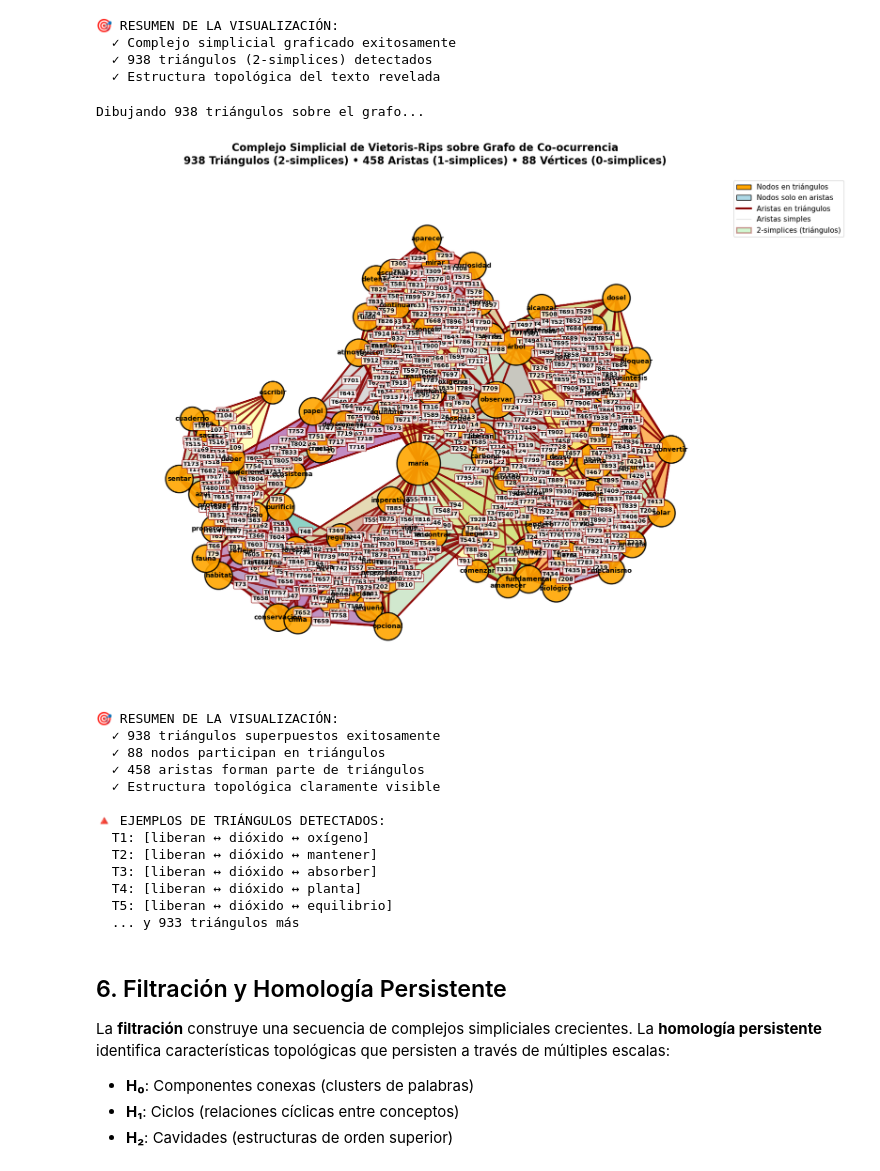
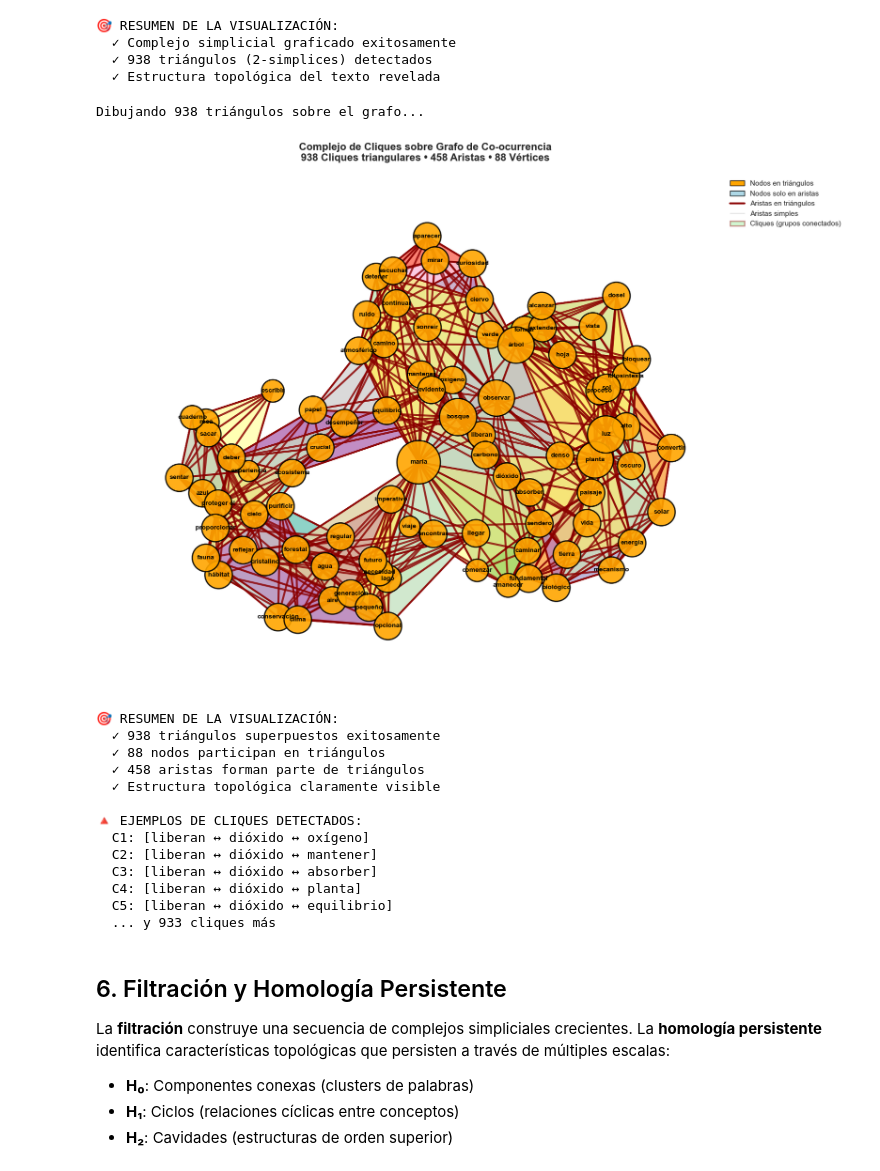
Before and after one commit to cero1979/Repositorio, a Jupyter notebook: ATD_Analisis_Texto.ipynb, the cells around one changed output. Cells and saved outputs as stored; diff of their text form; code cells hidden in the pictures.

```diff
--- a/ATD_Analisis_Texto.ipynb
+++ b/ATD_Analisis_Texto.ipynb
@@ -412,0 +344,16 @@ Simplices por dimensión:
+# %%
+# Crear mapeo de nodos para el complejo simplicial
+def crear_mapeo_nodos(G, vocab):
+    """Crea mapeo entre nombres de nodos y índices para GUDHI"""
+    # GUDHI requiere nodos como enteros consecutivos desde 0
+    nodo_a_indice = {nodo: idx for idx, nodo in enumerate(G.nodes())}
+    indice_a_nodo = {idx: nodo for nodo, idx in nodo_a_indice.items()}
+
+    return nodo_a_indice, indice_a_nodo
+
+nodo_a_indice, indice_a_nodo = crear_mapeo_nodos(G, vocab)
+
+print("Mapeo de nodos:")
+print(f"  Nodos en el grafo: {G.number_of_nodes()}")
+print(f"  Nodos mapeados: {len(nodo_a_indice)}")
+print(f"  Primeros 5 mapeos: {list(nodo_a_indice.items())[:5]}")
@@ -625,15 +660,7 @@ def visualizar_complejo_sobre_grafo(simplex_tree, G, vocab):
                 ax.add_patch(triangle)
                 triangulos_exitosos.append(nodos_triangulo)
 
-                # Agregar etiqueta del triángulo en el centro
-                centro = triangle_coords.mean(axis=0)
-                ax.annotate(f'T{i+1}', centro,
-                           fontsize=9, fontweight='bold',
-                           ha='center', va='center',
-                           bbox=dict(boxstyle='round,pad=0.2',
-                                   facecolor='white',
-                                   edgecolor='darkred',
-                                   alpha=0.8))
+                # Etiquetas de cliques removidas para mejor visualización
 
         except (IndexError, KeyError) as e:
             continue
@@ -703,10 +730,10 @@ def visualizar_complejo_sobre_grafo(simplex_tree, G, vocab):
                            ax=ax)
 
     # 5. INFORMACIÓN Y LEYENDA
-    ax.set_title(f'Complejo Simplicial de Vietoris-Rips sobre Grafo de Co-ocurrencia\n'
-                f'{len(triangulos_exitosos)} Triángulos (2-simplices) • '
-                f'{G.number_of_edges()} Aristas (1-simplices) • '
-                f'{G.number_of_nodes()} Vértices (0-simplices)',
+    ax.set_title(f'Complejo de Cliques sobre Grafo de Co-ocurrencia\n'
+                f'{len(triangulos_exitosos)} Cliques triangulares • '
+                f'{G.number_of_edges()} Aristas • '
+                f'{G.number_of_nodes()} Vértices',
                 fontsize=16, fontweight='bold', pad=20)
 
     # Leyenda
@@ -717,55 +744,55 @@ def visualizar_complejo_sobre_grafo(simplex_tree, G, vocab):
         plt.Line2D([0], [0], color='darkred', linewidth=3, label='Aristas en triángulos'),
         plt.Line2D([0], [0], color='gray', linewidth=1, alpha=0.3, label='Aristas simples'),
         Patch(facecolor='lightgreen', alpha=0.4, edgecolor='darkred',
-              linewidth=2, label='2-simplices (triángulos)')
+              linewidth=2, label='Cliques (grupos conectados)')
     ]
 
     ax.legend(handles=legend_elements, loc='upper right',
               bbox_to_anchor=(1.15, 1), fontsize=11)
 
     ax.axis('off')
 
     # Ajustar límites para mejor visualización
     ax.margins(0.1)
 
     plt.tight_layout()
     plt.show()
 
     # Resumen de la visualización
     print(f"\n🎯 RESUMEN DE LA VISUALIZACIÓN:")
     print(f"  ✓ {len(triangulos_exitosos)} triángulos superpuestos exitosamente")
     print(f"  ✓ {len(nodos_en_triangulos)} nodos participan en triángulos")
     print(f"  ✓ {len(aristas_en_triangulos)} aristas forman parte de triángulos")
     print(f"  ✓ Estructura topológica claramente visible")
 
     # Mostrar algunos ejemplos de triángulos
     if triangulos_exitosos:
-        print(f"\n🔺 EJEMPLOS DE TRIÁNGULOS DETECTADOS:")
+        print(f"\n🔺 EJEMPLOS DE CLIQUES DETECTADOS:")
         for i, triangulo_nodos in enumerate(triangulos_exitosos[:5]):
-            print(f"  T{i+1}: [{' ↔ '.join(triangulo_nodos)}]")
+            print(f"  C{i+1}: [{' ↔ '.join(triangulo_nodos)}]")
         if len(triangulos_exitosos) > 5:
-            print(f"  ... y {len(triangulos_exitosos)-5} triángulos más")
+            print(f"  ... y {len(triangulos_exitosos)-5} cliques más")
 
     return triangulos_exitosos, nodos_en_triangulos
 
 # Ejecutar la visualización
 triangulos_detectados, nodos_triangulos = visualizar_complejo_sobre_grafo(simplex_tree, G, vocab)
 # %% [output]
 Dibujando 938 triángulos sobre el grafo...
-[figure, old version]
+[figure, new version]
 🎯 RESUMEN DE LA VISUALIZACIÓN:
   ✓ 938 triángulos superpuestos exitosamente
   ✓ 88 nodos participan en triángulos
   ✓ 458 aristas forman parte de triángulos
   ✓ Estructura topológica claramente visible
 
-🔺 EJEMPLOS DE TRIÁNGULOS DETECTADOS:
-  T1: [liberan ↔ dióxido ↔ oxígeno]
-  T2: [liberan ↔ dióxido ↔ mantener]
-  T3: [liberan ↔ dióxido ↔ absorber]
-  T4: [liberan ↔ dióxido ↔ planta]
-  T5: [liberan ↔ dióxido ↔ equilibrio]
-  ... y 933 triángulos más
+🔺 EJEMPLOS DE CLIQUES DETECTADOS:
+  C1: [liberan ↔ dióxido ↔ oxígeno]
+  C2: [liberan ↔ dióxido ↔ mantener]
+  C3: [liberan ↔ dióxido ↔ absorber]
+  C4: [liberan ↔ dióxido ↔ planta]
+  C5: [liberan ↔ dióxido ↔ equilibrio]
+  ... y 933 cliques más
 # %% [markdown]
 ## 6. Filtración y Homología Persistente
 
```
Also changed, not shown: parts of 18 cells of this notebook.
